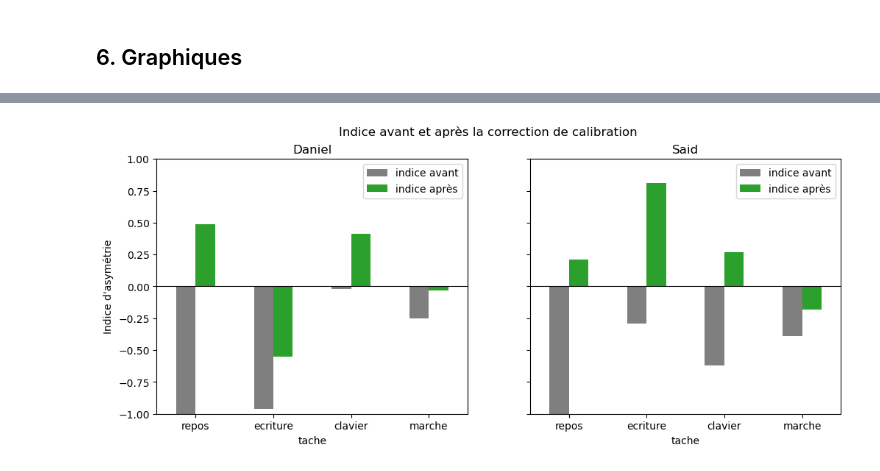
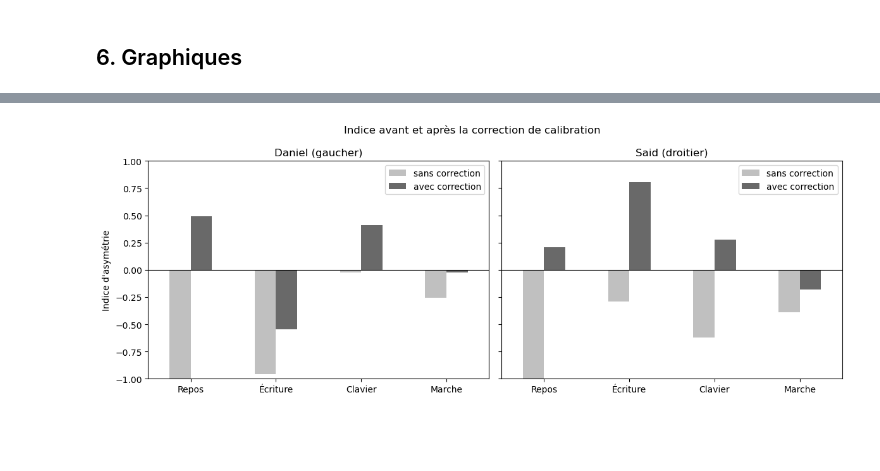
Before and after one commit to Rosy6137/Projet-ENMO, a Jupyter notebook: main.ipynb, the cells around one changed output, grey strips where cells are left out. Cells and saved outputs as stored; diff of their text form; code cells hidden in the pictures; blank space fills up the shorter version.

```diff
--- a/main.ipynb
+++ b/main.ipynb
@@ -32,7 +82,7 @@ def charger(fichier):
     df = pd.read_csv(fichier, header=None, names=["temps", "x", "y", "z"])
     df["temps"] = pd.to_datetime(df["temps"])
     df["heure"] = df["temps"].dt.strftime("%H:%M")    # ex : "14:36"
-    df["norme"] = (df["x"]**2 + df["y"]**2 + df["z"]**2) ** 0.5
+    df["norme"] = norme(df["x"], df["y"], df["z"])
     return df
 
 # Les 4 fichiers : un par participant et par poignet
@@ -152,0 +307,10 @@ Pour chaque personne et chaque tâche, on compare **ses deux poignets** :
+# %%
+def indice(D, G):
+    return (D - G) / (D + G)
+
+# Vérification avec les exemples du sujet
+verifier(round(indice(2, 1), 2) == 0.33, "droite = 2, gauche = 1 -> +0,33")
+verifier(round(indice(1, 2), 2) == -0.33, "droite = 1, gauche = 2 -> -0,33 (symétrique)")
+verifier(indice(1, 1) == 0, "deux bras pareils -> 0")
+verifier(indice(5, 0) == 1, "seul le bras droit bouge -> +1")
+verifier(indice(0, 5) == -1, "seul le bras gauche bouge -> -1")
@@ -193,14 +387,22 @@ resultats
 ## 6. Graphiques
 # %%
 # Indice d'asymétrie par tâche : Daniel (gaucher) et Said (droitier) côte à côte
-indices = resultats.pivot(index="tache", columns="participant", values="indice après").loc[taches]
+tableau = resultats.pivot(index="tache", columns="participant", values="indice")
+tableau = tableau.loc[taches]                       # remet les tâches dans l'ordre
+tableau = tableau.rename(columns={"Daniel": "Daniel (gaucher)", "Said": "Said (droitier)"})
 
-ax = indices.plot.bar(figsize=(9, 5), rot=0, color=["tab:orange", "tab:blue"])
+fig, ax = plt.subplots(figsize=(9, 5))
+tableau.plot.bar(ax=ax, rot=0, color=[couleur_participant["Daniel"], couleur_participant["Said"]])
 ax.axhline(0, color="black", linewidth=0.8)
+for barres in ax.containers:                         # écrit la valeur au-dessus de chaque barre
+    ax.bar_label(barres, fmt="%+.2f", padding=2, fontsize=8)
+ax.set_xticklabels(noms_taches)
+ax.set_xlabel("")
 ax.set_ylim(-1, 1)
+ax.legend(title="")                                  # enlève le titre « participant » de la légende
 ax.set_ylabel("Indice d'asymétrie")
 ax.set_title("Asymétrie par tâche (+ = bras droit plus actif, − = bras gauche plus actif)")
-ax.legend(["Daniel (gaucher)", "Said (droitier)"])
-plt.savefig("figures/indice_asymetrie.png", dpi=150)
+fig.tight_layout()
+enregistrer(fig, "indice_asymetrie")
 plt.show()
 # %% [output]
@@ -208,17 +410,22 @@ plt.show()
 # %%
-# Effet de la correction : indice avant et après, pour chaque participant
+# Effet de la correction : indice sans et avec correction, pour chaque participant
 fig, axes = plt.subplots(1, 2, figsize=(12, 4.5), sharey=True)
 for ax, participant in zip(axes, ["Daniel", "Said"]):
-    tableau = resultats[resultats["participant"] == participant].set_index("tache")
-    tableau[["indice avant", "indice après"]].plot.bar(ax=ax, rot=0, color=["tab:gray", "tab:green"])
+    t = resultats[resultats["participant"] == participant].set_index("tache")
+    t = t[["indice sans correction", "indice"]]
+    t = t.rename(columns={"indice sans correction": "sans correction", "indice": "avec correction"})
+    t.plot.bar(ax=ax, rot=0, color=["silver", "dimgray"])   # la légende prend le nom des colonnes
     ax.axhline(0, color="black", linewidth=0.8)
+    ax.set_xticklabels(noms_taches)
+    ax.set_xlabel("")
     ax.set_ylim(-1, 1)
-    ax.set_title(participant)
+    ax.set_title(f"{participant} ({lateralite[participant]})")
 axes[0].set_ylabel("Indice d'asymétrie")
 fig.suptitle("Indice avant et après la correction de calibration")
-plt.savefig("figures/avant_apres_correction.png", dpi=150)
+fig.tight_layout()
+enregistrer(fig, "avant_apres_correction")
 plt.show()
 # %% [output]
-[figure, old version]
+[figure, new version]
 # %%
 # ENMO de chaque poignet après correction, pour chaque participant
```
Also changed, not shown: parts of 40 cells of this notebook, 24 other files.
